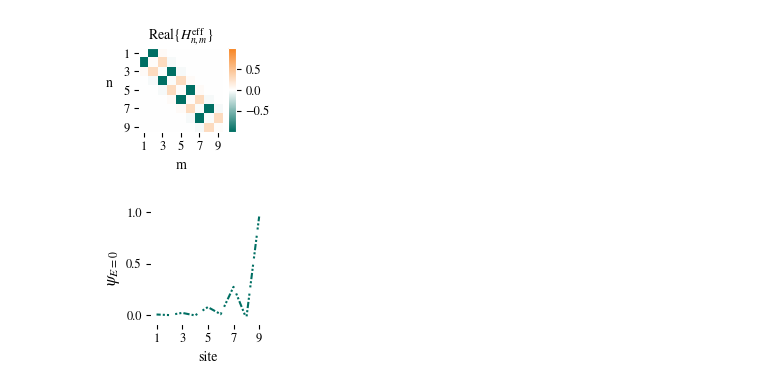
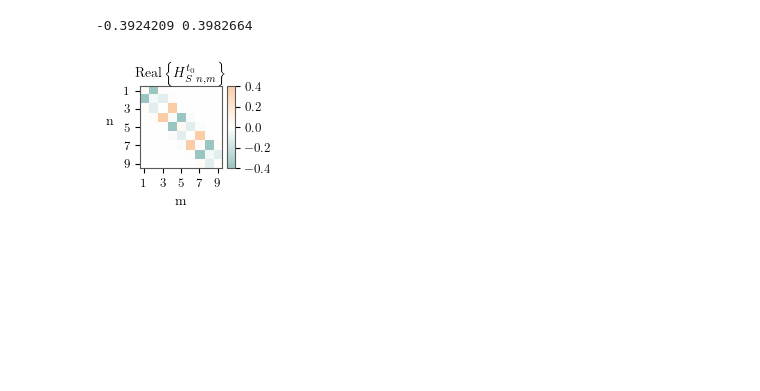
Before and after one commit to georgianixon/floquet-simulations, a Jupyter notebook: jupyter/hamiltonian_plots_for_paper.ipynb, the cells around one changed output. Cells and saved outputs as stored; diff of their text form; code cells hidden in the pictures; blank space fills up the shorter version.

```diff
--- a/jupyter/hamiltonian_plots_for_paper.ipynb
+++ b/jupyter/hamiltonian_plots_for_paper.ipynb
@@ -44,34 +120,25 @@ PlotRealHamiltonian(HF, figsize=figsize_hams, colourbar_pad = 0.05, colourbar_si
 # %%
-#SSH
+#SSH3
 num_sites = 9
 centres = np.array(range(num_sites))
 funcs = [Cosine]*num_sites
-a1 = 39; a2 = 38; a3=-a1; a4=-a2
+a1 = -40; a2 = 2.5; a3=-52; a4=-a1; a5=-a2; a6=-a3
 omega0 = 25; T = 2*pi/omega0
-phi1 = 0; phi2 = 0; phi3 = 0; phi4 = 0
-onsite1 =0; onsite2 = 0;  onsite3=0;onsite4 = 0
-# params = [onsite0, [a1, omega1, phi1, onsite1], [(a2, a3), (omega2, omega3), (phi2, phi3), onsite2], [a4, omega4, phi4, onsite4]]*2
-params = ([ [a1, omega0, phi1, onsite1], [a2, omega0, phi2, onsite2], [a3, omega0, phi3, onsite3], [a4, omega0, phi4, onsite4]]*3)[:num_sites]
+phi0 = 0
+onsite0 =0
+params = ([[a_val, omega0, phi0, onsite0] for a_val in [a1, a2, a3, a4, a5, a6]]*3)[:num_sites]
 _, HF = CreateHFGeneral(num_sites, centres, funcs, params, T, circle_boundary=0)
 
-ssh_plot_dir_path = Path().absolute().parent/"figures"/"paper"/"ssh_model.pdf"
+
+colourbar_min = np.min(np.real(HF))
+colourbar_max = np.max(np.real(HF))
+print(colourbar_min, colourbar_max)
+
+
+ssh_plot_dir_path = Path().absolute().parent/"figures"/"paper"/"ssh3_model.pdf"
 PlotParams(fontsize=10)
-PlotRealHamiltonian(HF, figsize=figsize_hams, colourbar_pad = 0.05, colourbar_size_percentage=10, save_location=ssh_plot_dir_path, axes_tick_pos=[0,2,4,6,8], axes_tick_labels=[1,3,5,7,9])
+PlotRealHamiltonian(HF, figsize=figsize_hams, colourbar_pad = 0.05, colourbar_size_percentage=10, save_location=ssh_plot_dir_path, axes_tick_pos=[0,2,4,6,8], axes_tick_labels=[1,3,5,7,9],
+                            cmap_lims=(-0.4,0.4), colourbar_ticks = np.arange(-1,1,0.2))
 # %% [output]
+-0.3924209 0.3982664
-[figure, old version]
+[figure, new version]
-# %%
-from floquet_simulations.hamiltonians import GetEvalsAndEvecsGen
-
-figsize_evec = (3.7,3.7)
-evals, evecs = GetEvalsAndEvecsGen(HF)
-PlotParams(fontsize=10)
-cm_unit = 1/2.54
-fig, ax = plt.subplots(figsize=(figsize_evec[0]*cm_unit, figsize_evec[1]*cm_unit))
-ax.plot(np.linspace(1,num_sites,num_sites), np.real(evecs[:,4]), linestyle=(1,(3,1,1,1,1)), c='#006F63')
-ax.set_ylabel(r"$\psi_{E=0}$", rotation = 90, labelpad = 3, fontsize=12)
-ax.set_xlabel(r"site")
-ax.set_xticks([1,3,5,7,9])
-fig.savefig(Path().absolute().parent/"figures"/"paper"/"zero_energy_edge_state_ssh.pdf", format="pdf", bbox_inches="tight")
-plt.show()
-# %% [output]
-[figure, removed]
```
Also changed, not shown: parts of 5 cells of this notebook, 1 other file.
